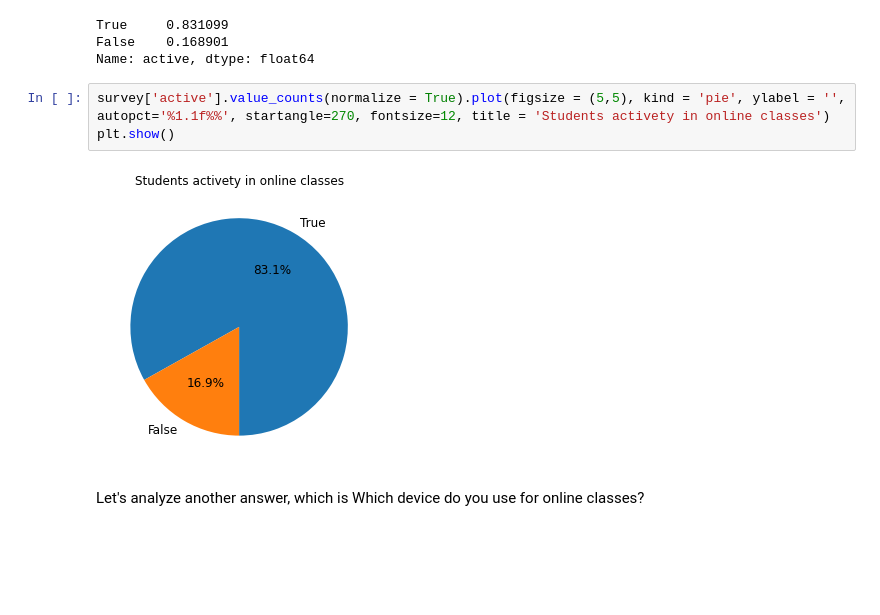
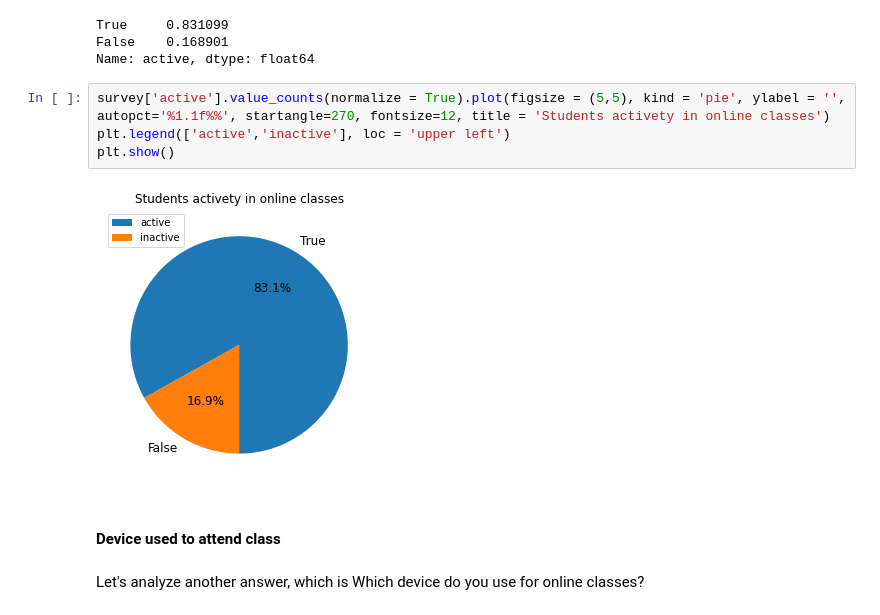
Before and after one commit to AhmadArrabi/Data-Analysis-Online-Learning-Survey, a Jupyter notebook: students_survey_analysis.ipynb, the cells around one changed output. Cells and saved outputs as stored; diff of their text form; blank space fills up the shorter version.

```diff
--- a/students_survey_analysis.ipynb
+++ b/students_survey_analysis.ipynb
@@ -171,9 +174,12 @@ False    0.168901
 Name: active, dtype: float64
 # %%
 survey['active'].value_counts(normalize = True).plot(figsize = (5,5), kind = 'pie', ylabel = '', autopct='%1.1f%%', startangle=270, fontsize=12, title = 'Students activety in online classes')
+plt.legend(['active','inactive'], loc = 'upper left')
 plt.show()
 # %% [output]
-[figure, old version]
+[figure, new version]
+# %% [markdown]
+#### Device used to attend class
 # %% [markdown]
 Let's analyze another answer, which is Which device do you use for online classes?
 # %%
```
Also changed, not shown: parts of 18 cells of this notebook.
